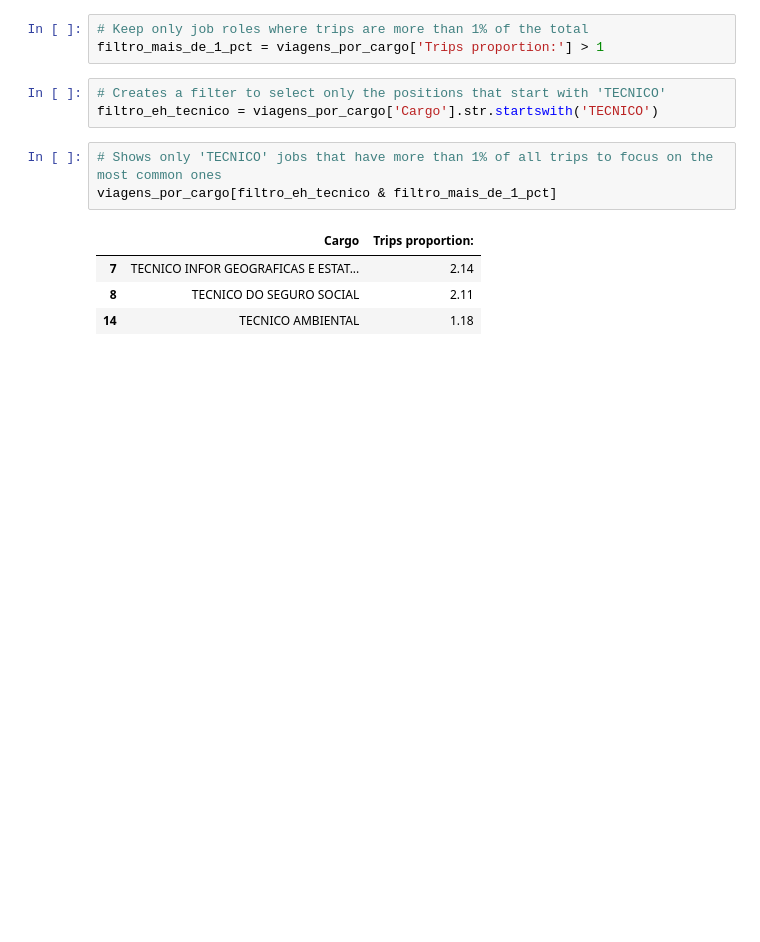
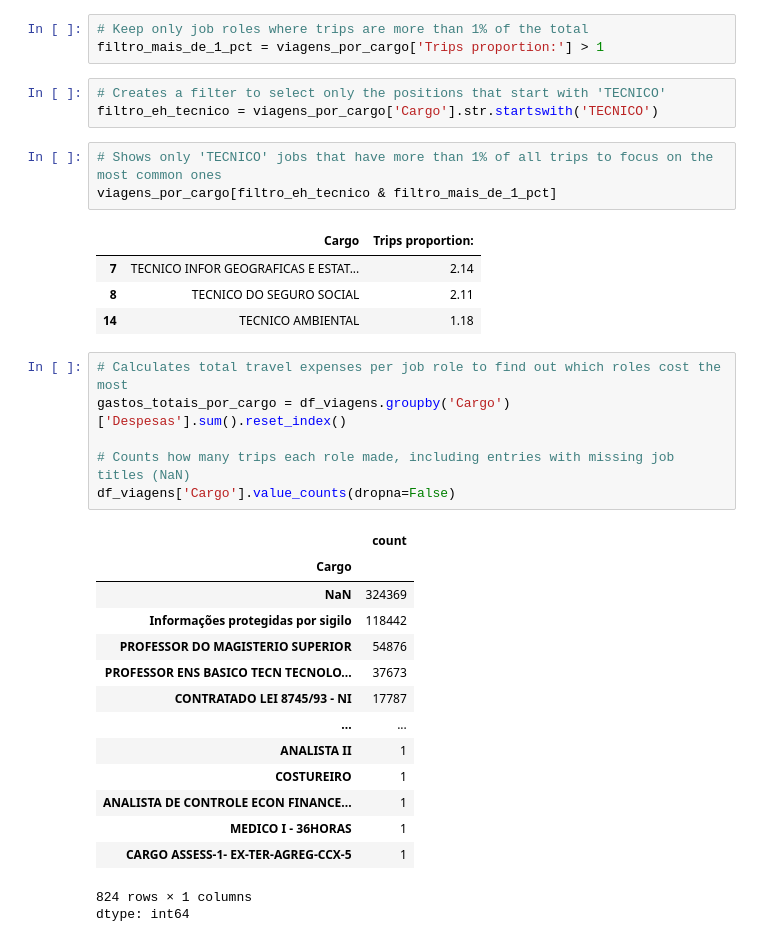
Before and after one commit to GuihJF/python_for_data_analysis, a Jupyter notebook: Data_Test_Python_for_Data.ipynb, the cells around one changed output. Saved outputs shown, nothing was run; the diff lists cells and outputs as text; blank space fills up the shorter version.

```diff
--- a/Data_Test_Python_for_Data.ipynb
+++ b/Data_Test_Python_for_Data.ipynb
@@ -305,3 +305,25 @@ viagens_por_cargo[filtro_eh_tecnico & filtro_mais_de_1_pct]
 | 7 | TECNICO INFOR GEOGRAFICAS E ESTAT... | 2.14 |
 | 8 | TECNICO DO SEGURO SOCIAL | 2.11 |
 | 14 | TECNICO AMBIENTAL | 1.18 |
+# %%
+# Calculates total travel expenses per job role to find out which roles cost the most
+gastos_totais_por_cargo = df_viagens.groupby('Cargo')['Despesas'].sum().reset_index()
+
+# Counts how many trips each role made, including entries with missing job titles (NaN)
+df_viagens['Cargo'].value_counts(dropna=False)
+# %% [output]
+|  | count |
+| Cargo |  |
+| NaN | 324369 |
+| Informações protegidas por sigilo | 118442 |
+| PROFESSOR DO MAGISTERIO SUPERIOR | 54876 |
+| PROFESSOR ENS BASICO TECN TECNOLO... | 37673 |
+| CONTRATADO LEI 8745/93 - NI | 17787 |
+| ... | ... |
+| ANALISTA II | 1 |
+| COSTUREIRO | 1 |
+| ANALISTA DE CONTROLE ECON FINANCE... | 1 |
+| MEDICO I - 36HORAS | 1 |
+| CARGO ASSESS-1- EX-TER-AGREG-CCX-5 | 1 |
+824 rows × 1 columns
+dtype: int64
```
Also changed, not shown: parts of 1 cell of this notebook.
